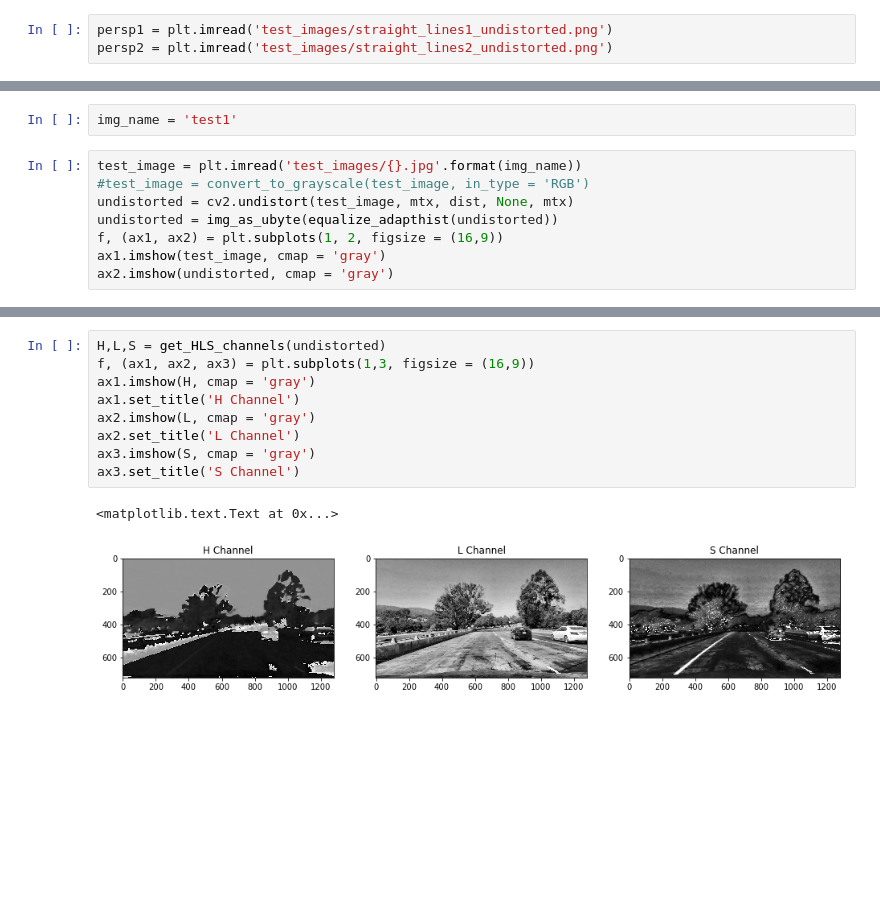
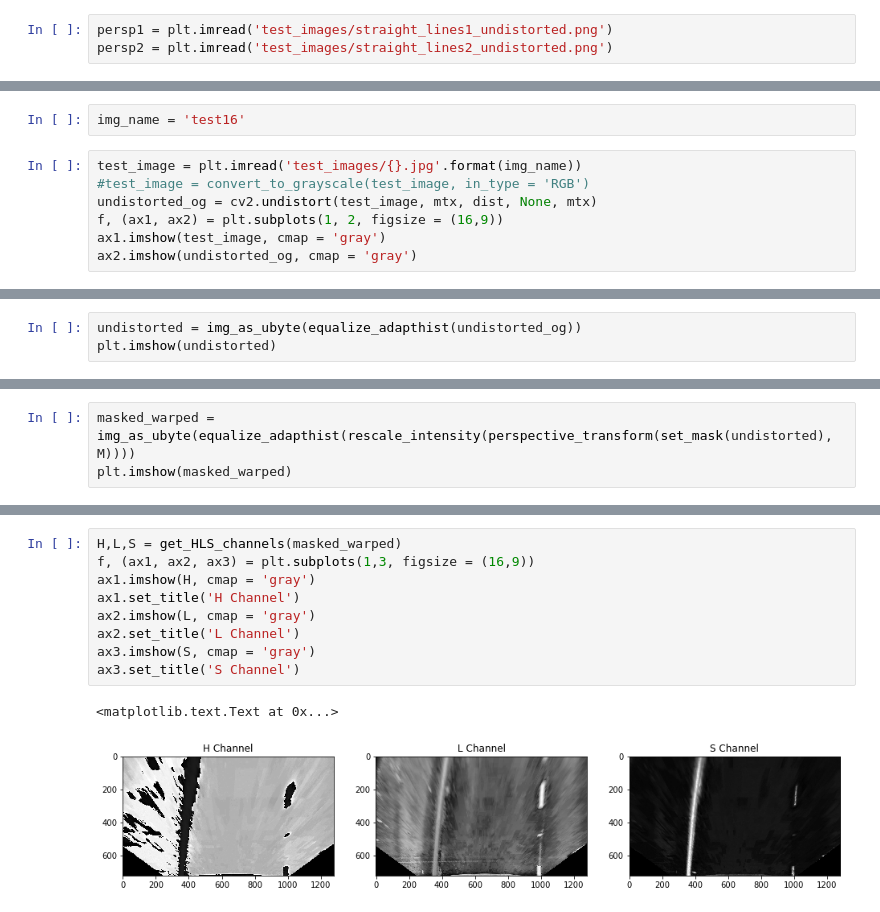
Before and after one commit to rubiruchi/SDND-Advanced_Lane_Finding, a Jupyter notebook: model_testing.ipynb, the cells around one changed output, grey strips where cells are left out. Cells and saved outputs as stored; diff of their text form; blank space fills up the shorter version.

```diff
--- a/model_testing.ipynb
+++ b/model_testing.ipynb
@@ -200,12 +253,11 @@ ax2.imshow(persp2_warped)
 # %%
-img_name = 'test1'
+img_name = 'test16'
 # %%
 test_image = plt.imread('test_images/{}.jpg'.format(img_name))
 #test_image = convert_to_grayscale(test_image, in_type = 'RGB')
-undistorted = cv2.undistort(test_image, mtx, dist, None, mtx)
-undistorted = img_as_ubyte(equalize_adapthist(undistorted))
+undistorted_og = cv2.undistort(test_image, mtx, dist, None, mtx)
 f, (ax1, ax2) = plt.subplots(1, 2, figsize = (16,9))
 ax1.imshow(test_image, cmap = 'gray')
-ax2.imshow(undistorted, cmap = 'gray')
+ax2.imshow(undistorted_og, cmap = 'gray')
 # %% [output]
 <matplotlib.image.AxesImage at 0x...>
@@ -212,0 +265,3 @@ ax2.imshow(undistorted, cmap = 'gray')
+# %%
+undistorted = img_as_ubyte(equalize_adapthist(undistorted_og))
+plt.imshow(undistorted)
@@ -212,0 +271,3 @@ ax2.imshow(undistorted, cmap = 'gray')
+# %%
+masked_warped = img_as_ubyte(equalize_adapthist(rescale_intensity(perspective_transform(set_mask(undistorted), M))))
+plt.imshow(masked_warped)
@@ -283,15 +354,15 @@ plt.imshow(RGB_combined, cmap = 'gray')
 # %%
-H,L,S = get_HLS_channels(undistorted)
+H,L,S = get_HLS_channels(masked_warped)
 f, (ax1, ax2, ax3) = plt.subplots(1,3, figsize = (16,9))
 ax1.imshow(H, cmap = 'gray')
 ax1.set_title('H Channel')
 ax2.imshow(L, cmap = 'gray')
 ax2.set_title('L Channel')
 ax3.imshow(S, cmap = 'gray')
 ax3.set_title('S Channel')
 # %% [output]
 <matplotlib.text.Text at 0x...>
-[figure, old version]
+[figure, new version]
 # %%
 H_thresh = (0,50)
 L_thresh = (150,255)
```
Also changed, not shown: parts of 32 cells of this notebook, 3 other files.
